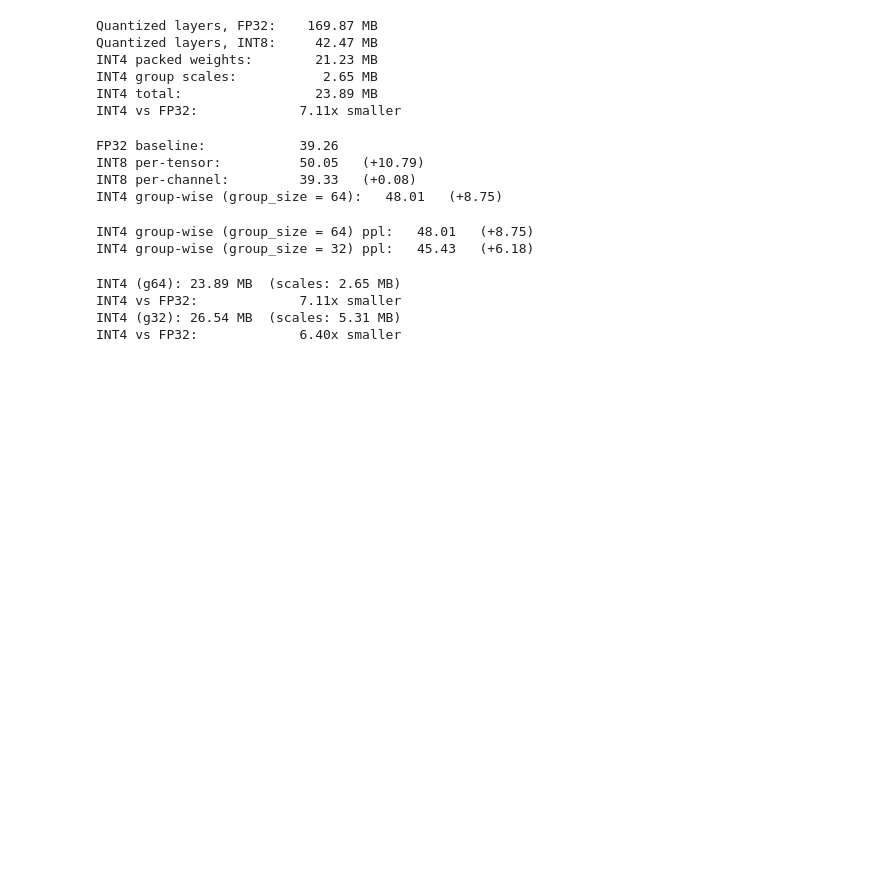
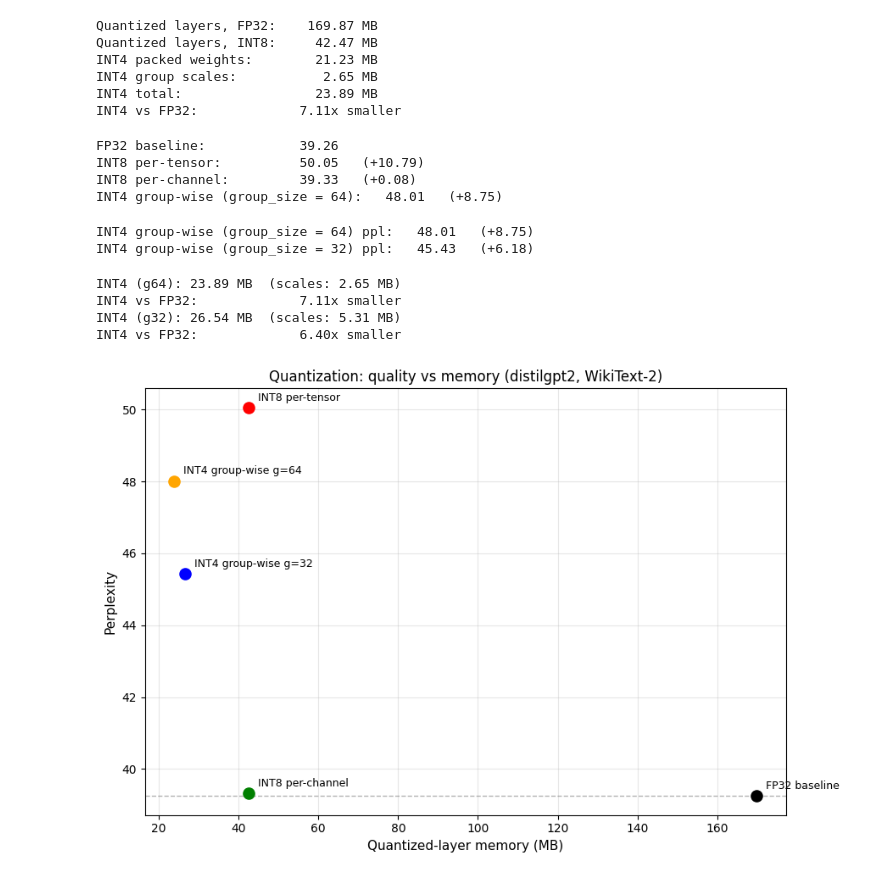
Before and after one commit to pijindal/LM_quantization_from_scratch, a Jupyter notebook: quantization.ipynb, the cells around one changed output. Cells and saved outputs as stored; diff of their text form; code cells hidden in the pictures; blank space fills up the shorter version.

Commit message:
plot rendered

```diff
--- a/quantization.ipynb
+++ b/quantization.ipynb
@@ -306,3 +306,29 @@ INT4 (g64): 23.89 MB  (scales: 2.65 MB)
 INT4 vs FP32:             7.11x smaller
 INT4 (g32): 26.54 MB  (scales: 5.31 MB)
 INT4 vs FP32:             6.40x smaller
+# %%
+import matplotlib.pyplot as plt
+points = [
+    ("FP32 baseline",        169.87, 39.26, "black"),
+    ("INT8 per-tensor",       42.47, 50.05, "red"),
+    ("INT8 per-channel",      42.47, 39.33, "green"),
+    ("INT4 group-wise g=64",  23.89, 48.01, "orange"),
+    ("INT4 group-wise g=32",  26.54, 45.43, "blue"),
+]
+
+plt.figure(figsize=(9, 6))
+for label, size, ppl, color in points:
+    plt.scatter(size, ppl, color=color, s=90, zorder=3)
+    plt.annotate(label, (size, ppl),
+                 textcoords="offset points", xytext=(8, 6), fontsize=9)
+
+plt.axhline(39.26, color="gray", linestyle="--", linewidth=1, alpha=0.6)
+plt.xlabel("Quantized-layer memory (MB)", fontsize=11)
+plt.ylabel("Perplexity", fontsize=11)
+plt.title("Quantization: quality vs memory (distilgpt2, WikiText-2)", fontsize=12)
+plt.grid(True, alpha=0.3)
+plt.tight_layout()
+plt.savefig("quantization_tradeoff.png", dpi=150, bbox_inches="tight")
+plt.show()
+# %% [output]
+[figure, added]
```
